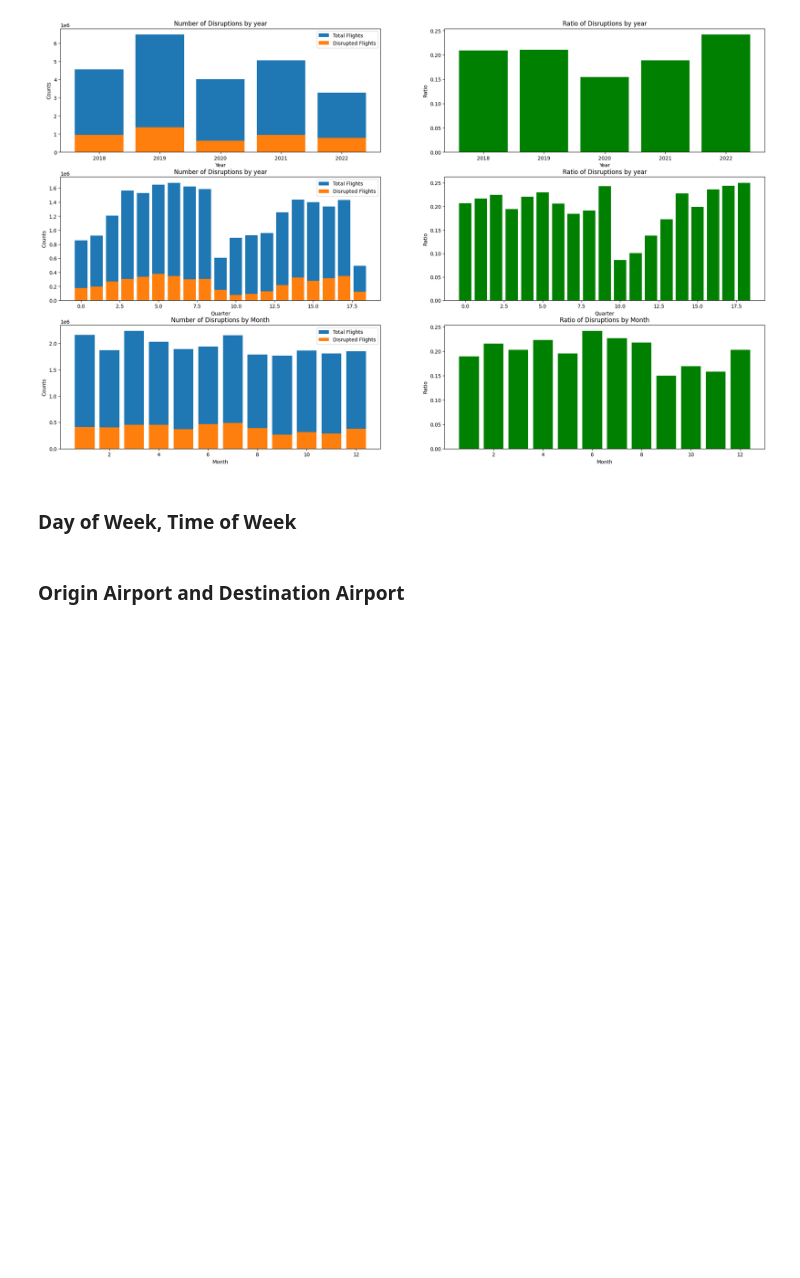
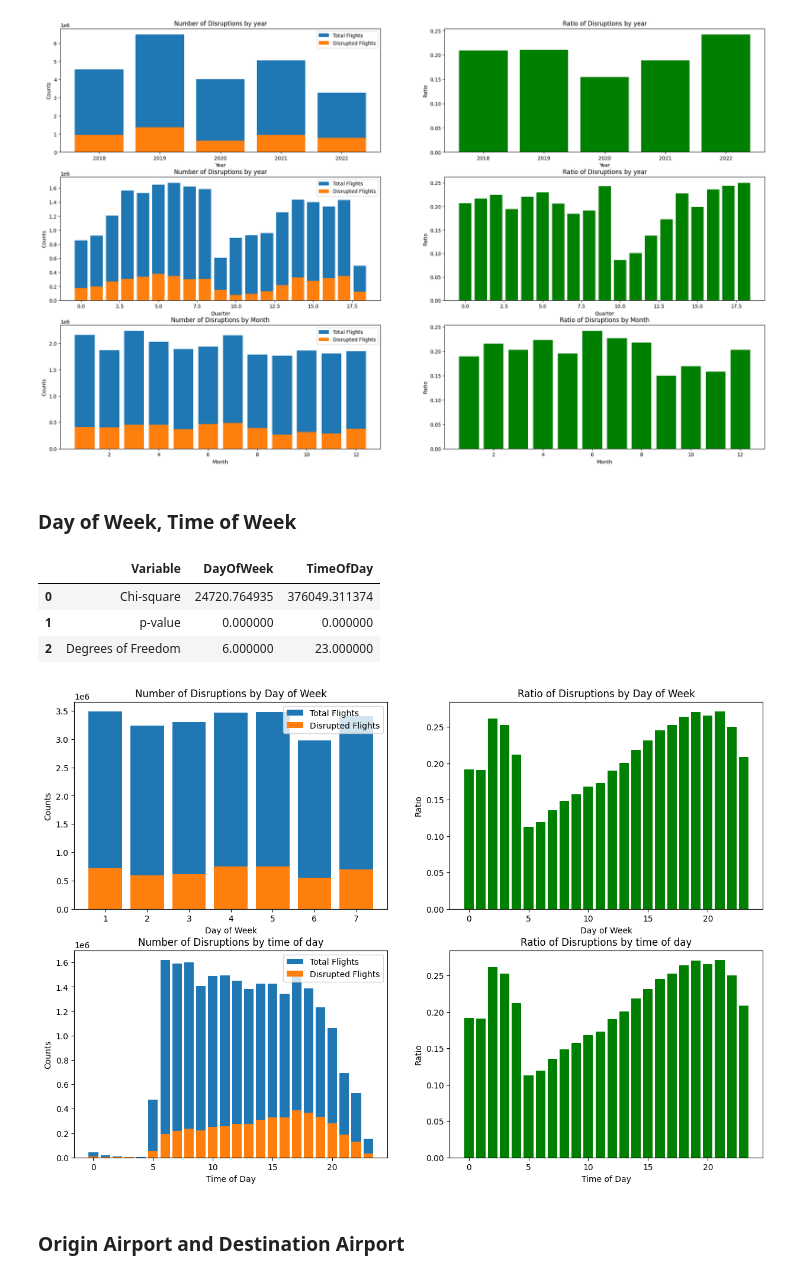
Before and after one commit to samuelleehope/ID5059_Flight_Prediction, a Jupyter notebook: ID5059Project1_Submission.ipynb, the cells around one changed output. Cells and saved outputs as stored; diff of their text form; code cells hidden in the pictures; blank space fills up the shorter version.

```diff
--- a/ID5059Project1_Submission.ipynb
+++ b/ID5059Project1_Submission.ipynb
@@ -223,7 +240,7 @@ flights_raw['TimeOfDay'] = flights_raw['CRSDepTime'] // 100
 crosstab = pd.crosstab(flights_raw['DayOfWeek'],flights_raw['Disruption'])
 chi2_day, p_day, dof_day, expected = chi2_contingency(crosstab)
 crosstab = pd.crosstab(flights_raw['TimeOfDay'],flights_raw['Disruption'])
-chi2_day_time, p_day_time, dof_day_time, expected = chi2_contingency(crosstab)
+chi2_time, p_time, dof_time, expected = chi2_contingency(crosstab)
 chi2_results = pd.DataFrame({
     'Variable': ['Chi-square', 'p-value', 'Degrees of Freedom'],
     'DayOfWeek': [chi2_day, p_day, dof_day],
@@ -234,7 +251,7 @@ day_data = pd.merge(flights_raw['DayOfWeek'].value_counts(),
                      flights_raw.groupby('DayOfWeek')['Disruption'].sum(),
                      left_index=True, right_index=True)
 day_data.columns = ["Flights","Disruptions"]
-day_data['Ratio'] = time_data['Disruptions']/time_data['Flights']
+day_data['Ratio'] = day_data['Disruptions']/day_data['Flights']
 
 
 time_data = pd.merge(flights_raw['TimeOfDay'].value_counts(),
@@ -243,36 +260,42 @@ time_data = pd.merge(flights_raw['TimeOfDay'].value_counts(),
 time_data.columns = ["Flights","Disruptions"]
 time_data['Ratio'] = time_data['Disruptions']/time_data['Flights']
 
-fig, ((ax11,ax12),(ax21,ax22)) = plt.subplots(nrows=2,ncols=2,figsize=(10,5))
+fig, ((ax11,ax12),(ax21,ax22)) = plt.subplots(nrows=2,ncols=2,figsize=(15,10))
 
 ax11.bar(day_data.index, day_data['Flights'],label='Total Flights')
 ax11.bar(day_data.index, day_data['Disruptions'], label='Disrupted Flights')
 ax11.set_title('Number of Disruptions by Day of Week')
 ax11.set_xlabel('Day of Week')
 ax11.set_ylabel('Counts')
 ax11.legend()
 
 
 ax12.bar(time_data.index, time_data['Ratio'],color="green")
 ax12.set_title('Ratio of Disruptions by Day of Week')
 ax12.set_xlabel('Day of Week')
 ax12.set_ylabel('Ratio')
 
 
 ax21.bar(time_data.index, time_data['Flights'],label='Total Flights')
 ax21.bar(time_data.index, time_data['Disruptions'], label='Disrupted Flights')
 ax21.set_title('Number of Disruptions by time of day')
 ax21.set_xlabel('Time of Day')
 ax21.set_ylabel('Counts')
 ax21.legend()
 
 
 ax22.bar(time_data.index, time_data['Ratio'],color="green")
 ax22.set_title('Ratio of Disruptions by time of day')
 ax22.set_xlabel('Time of Day')
 ax22.set_ylabel('Ratio')
 
 display(chi2_results)
+# %% [output]
+|  | Variable | DayOfWeek | TimeOfDay |
+| 0 | Chi-square | 24720.764935 | 376049.311374 |
+| 1 | p-value | 0.000000 | 0.000000 |
+| 2 | Degrees of Freedom | 6.000000 | 23.000000 |
+[figure, added]
 # %% [markdown]
 ### Origin Airport and Destination Airport
 # %% [markdown]
```
Also changed, not shown: parts of 21 cells of this notebook.
